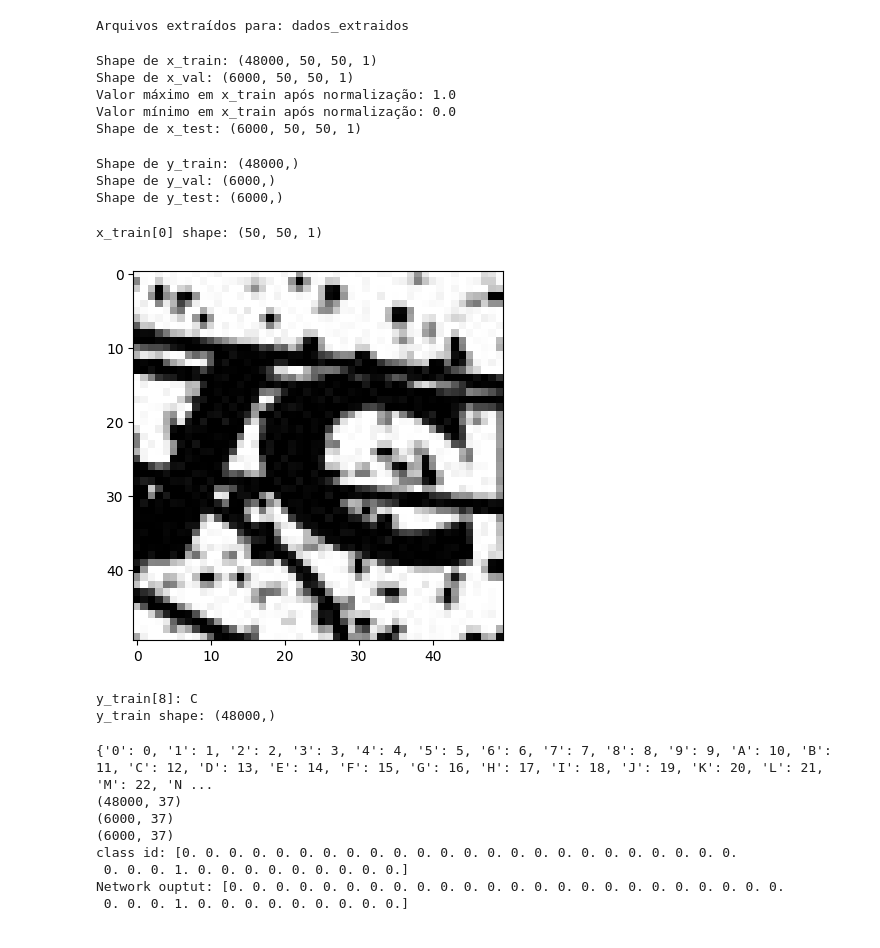
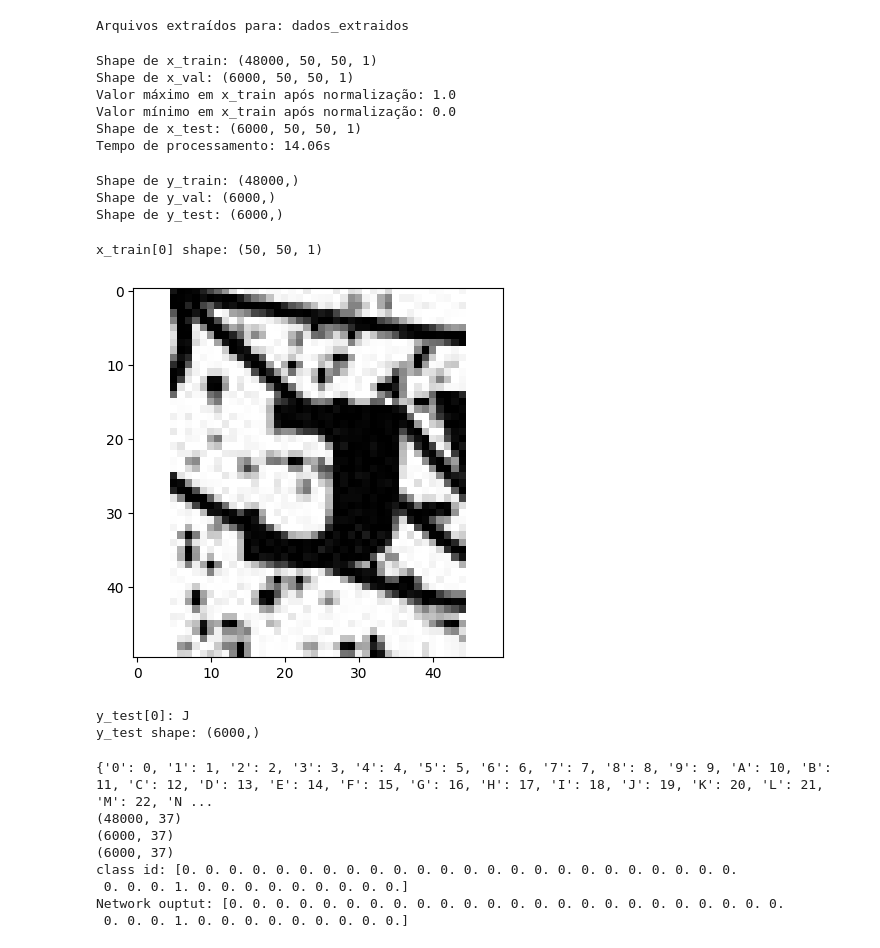
Before and after one commit to arthurqu18/arthurqu18, a Jupyter notebook: trabalho2.ipynb, the cells around one changed output. Cells and saved outputs as stored; diff of their text form; code cells hidden in the pictures.

```diff
--- a/trabalho2.ipynb
+++ b/trabalho2.ipynb
@@ -55,6 +56,7 @@ print(f"Arquivos extraídos para: {extract_path}")
 Arquivos extraídos para: dados_extraidos
 # %%
 from PIL import Image, ImageFilter, ImageOps
+start_time = time.time()
 
 train_dir = os.path.join(extract_path, 'dados/CAPTCHA-10k/treinamento')
 val_dir = os.path.join(extract_path, 'dados/CAPTCHA-10k/validacao')
@@ -92,7 +94,7 @@ for filename in imgs_train:
               else:
                 digito = img.crop(caixa)
 
-              #digito_filtrado = digito.filter(ImageFilter.MedianFilter(3))
+              #digito_filtrado = digito.filter(ImageFilter.GaussianBlur(0.5))
               digito_array = np.array(digito.convert('L'))
               digitos_segmentados_train.append(digito_array)
 
@@ -130,7 +132,7 @@ for filename in imgs_val:
                 digito = img.crop(caixa)
 
 
-              #digito_filtrado = digito.filter(ImageFilter.MedianFilter(3))
+              #digito_filtrado = digito.filter(ImageFilter.GaussianBlur(0.5))
               digito_array = np.array(digito.convert('L'))
               digitos_segmentados_val.append(digito_array)
 
@@ -167,7 +169,7 @@ for filename in imgs_teste:
                 digito = img.crop(caixa)
 
 
-              #digito_filtrado = digito.filter(ImageFilter.MedianFilter(3))
+              #digito_filtrado = digito.filter(ImageFilter.GaussianBlur(0.5))
               digito_array = np.array(digito.convert('L'))
               digitos_segmentados_test.append(digito_array)
 
@@ -182,12 +184,15 @@ x_test /= 255.
 print(f"Valor máximo em x_train após normalização: {np.max(x_train)}")
 print(f"Valor mínimo em x_train após normalização: {np.min(x_train)}")
 print(f"Shape de x_test: {x_test.shape}")
+end_time = time.time()
+print(f"Tempo de processamento: {end_time - start_time:.2f}s")
 # %% [output]
 Shape de x_train: (48000, 50, 50, 1)
 Shape de x_val: (6000, 50, 50, 1)
 Valor máximo em x_train após normalização: 1.0
 Valor mínimo em x_train após normalização: 0.0
 Shape de x_test: (6000, 50, 50, 1)
+Tempo de processamento: 14.06s
 # %%
 labels_dir = os.path.join(extract_path, 'dados/CAPTCHA-10k/labels10k')
 y_train_labels = []
@@ -238,16 +243,16 @@ Shape de y_train: (48000,)
 Shape de y_val: (6000,)
 Shape de y_test: (6000,)
 # %%
-print(f'x_train[0] shape: {x_train[8].shape}')
-plt.imshow(x_train[8], cmap='gray')
+print(f'x_train[0] shape: {x_test[0].shape}')
+plt.imshow(x_test[0], cmap='gray')
 plt.show()
-print(f'y_train[8]: {y_train[8]}')
-print(f'y_train shape: {y_train.shape}')
+print(f'y_test[0]: {y_test[0]}')
+print(f'y_test shape: {y_test.shape}')
 # %% [output]
 x_train[0] shape: (50, 50, 1)
-[figure, old version]
+[figure, new version]
-y_train[8]: C
-y_train shape: (48000,)
+y_test[0]: J
+y_test shape: (6000,)
 # %%
 char_to_int = {char: i for i, char in enumerate('0123456789ABCDEFGHIJKLMNOPQRSTUVWXYZ?')} #dicionario para todos as letras, digitos;
 print(char_to_int)
```
Also changed, not shown: parts of 11 cells of this notebook.
